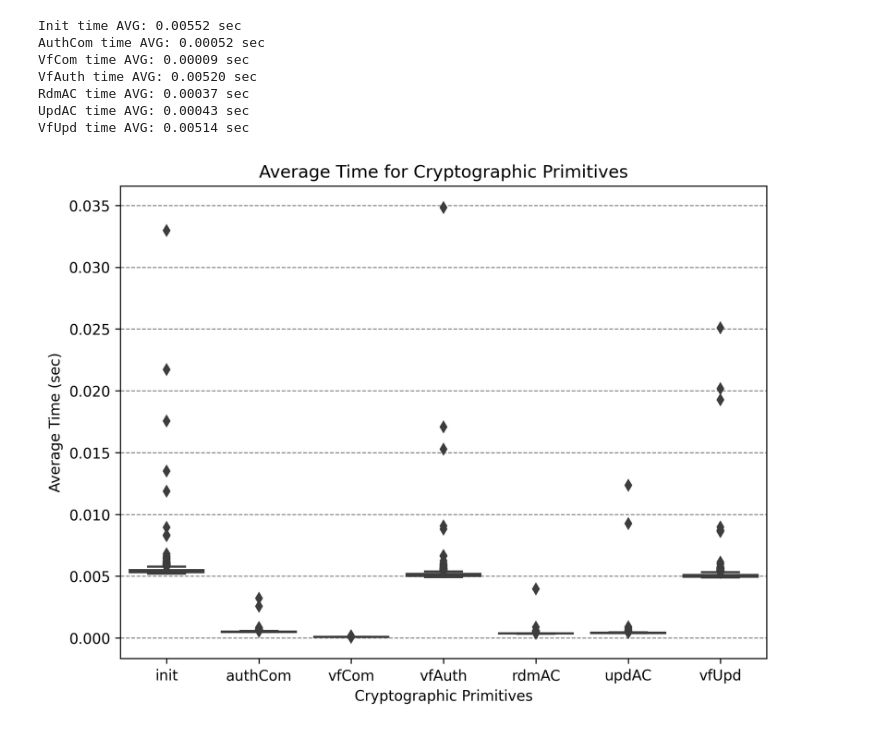
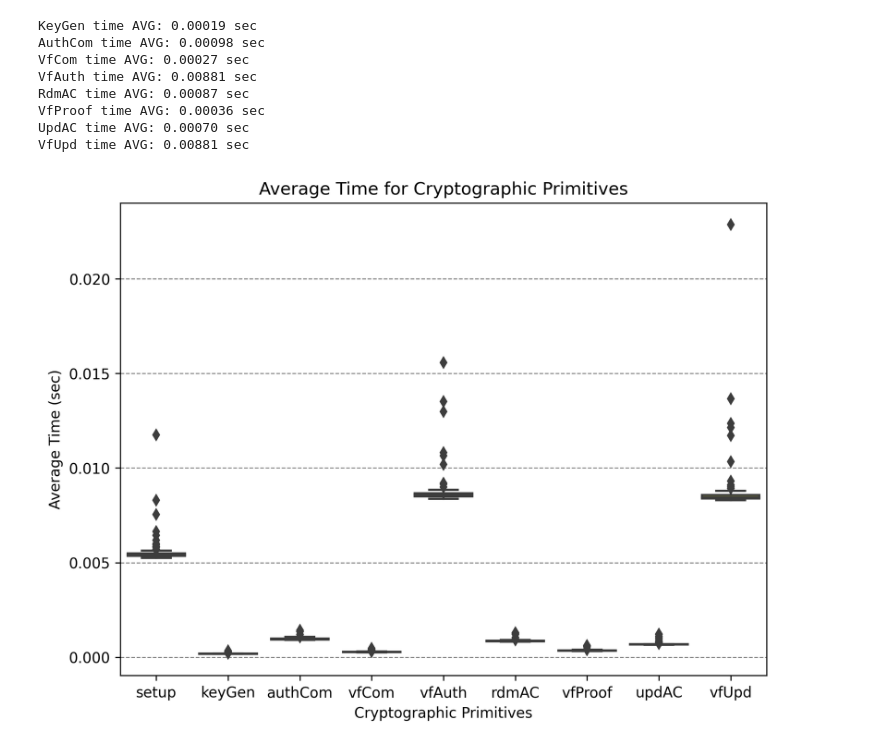
Before and after one commit to zllwhu/Link-RSUC, a Jupyter notebook: bin/evaluate.ipynb, the cells around one changed output. Drawn from its saved outputs; the diff is of its cells as text; code cells hidden in the pictures.

```diff
--- a/bin/evaluate.ipynb
+++ b/bin/evaluate.ipynb
@@ -5,83 +5,93 @@ import matplotlib.pyplot as plt
 import seaborn as sns
 import pandas as pd
 
-times = 80
+runTimes = 100
 
 # 初始化数组
-init = np.zeros(times)
-authCom = np.zeros(times)
-vfCom = np.zeros(times)
-vfAuth = np.zeros(times)
-rdmAC = np.zeros(times)
-updAC = np.zeros(times)
-vfUpd = np.zeros(times)
+setup = np.zeros(runTimes)
+keyGen = np.zeros(runTimes)
+authCom = np.zeros(runTimes)
+vfCom = np.zeros(runTimes)
+vfAuth = np.zeros(runTimes)
+rdmAC = np.zeros(runTimes)
+vfProof = np.zeros(runTimes)
+updAC = np.zeros(runTimes)
+vfUpd = np.zeros(runTimes)
 
 # 循环获取数据
-for i in range(times):
-    res = subprocess.check_output('./main', shell=True)
+for i in range(runTimes):
+    res = subprocess.check_output('./LinkRSUC', shell=True)
     res = res.decode('utf-8')
     res_split = res.splitlines()
 
-    init_time = eval(res_split[0][-11:-4])
-    authCom_time = eval(res_split[2][-11:-4])
-    vfCom_time = eval(res_split[4][-11:-4])
-    vfAuth_time = eval(res_split[6][-11:-4])
-    rdmAC_time = eval(res_split[8][-11:-4])
-    updAC_time = eval(res_split[10][-11:-4])
-    vfUpd_time = eval(res_split[12][-11:-4])
+    setup_time = eval(res_split[0][-11:-4])
+    keyGen_time = eval(res_split[2][-11:-4])
+    authCom_time = eval(res_split[4][-11:-4])
+    vfCom_time = eval(res_split[6][-11:-4])
+    vfAuth_time = eval(res_split[8][-11:-4])
+    rdmAC_time = eval(res_split[10][-11:-4])
+    vfProof_time = eval(res_split[12][-11:-4])
+    updAC_time = eval(res_split[14][-11:-4])
+    vfUpd_time = eval(res_split[16][-11:-4])
 
-    init[i] = init_time
+    setup[i] = setup_time
+    keyGen[i] = keyGen_time
     authCom[i] = authCom_time
     vfCom[i] = vfCom_time
     vfAuth[i] = vfAuth_time
     rdmAC[i] = rdmAC_time
+    vfProof[i] = vfProof_time
     updAC[i] = updAC_time
     vfUpd[i] = vfUpd_time
 
 # 打印平均值
-print("Init time AVG: {:.5f} sec".format(np.mean(init)))
+print("KeyGen time AVG: {:.5f} sec".format(np.mean(keyGen)))
 print("AuthCom time AVG: {:.5f} sec".format(np.mean(authCom)))
 print("VfCom time AVG: {:.5f} sec".format(np.mean(vfCom)))
 print("VfAuth time AVG: {:.5f} sec".format(np.mean(vfAuth)))
 print("RdmAC time AVG: {:.5f} sec".format(np.mean(rdmAC)))
+print("VfProof time AVG: {:.5f} sec".format(np.mean(vfProof)))
 print("UpdAC time AVG: {:.5f} sec".format(np.mean(updAC)))
 print("VfUpd time AVG: {:.5f} sec".format(np.mean(vfUpd)))
 
 # 创建数据字典
 data = {
-    'init': init,
+    'setup': setup,
+    'keyGen': keyGen,
     'authCom': authCom,
     'vfCom': vfCom,
     'vfAuth': vfAuth,
     'rdmAC': rdmAC,
+    'vfProof': vfProof,
     'updAC': updAC,
     'vfUpd': vfUpd
 }
 
 # 将数据转换为 DataFrame
 df = pd.DataFrame(data)
 
 # 绘制箱线图
 plt.figure(figsize=(8, 6), dpi=300)
 plt.grid(axis='y', color='gray', linestyle='--', linewidth=0.7, zorder=0)
 sns.boxplot(data=df)
 
 # 设置标题和标签
 plt.title('Average Time for Cryptographic Primitives')
 plt.xlabel('Cryptographic Primitives')
 plt.ylabel('Average Time (sec)')
 
 # 保存图形
 plt.savefig('result.png')
 
 # 显示图形
 plt.show()
 # %% [output]
-Init time AVG: 0.00552 sec
-AuthCom time AVG: 0.00052 sec
-VfCom time AVG: 0.00009 sec
-VfAuth time AVG: 0.00520 sec
-RdmAC time AVG: 0.00037 sec
-UpdAC time AVG: 0.00043 sec
-VfUpd time AVG: 0.00514 sec
+KeyGen time AVG: 0.00019 sec
+AuthCom time AVG: 0.00098 sec
+VfCom time AVG: 0.00027 sec
+VfAuth time AVG: 0.00881 sec
+RdmAC time AVG: 0.00087 sec
+VfProof time AVG: 0.00036 sec
+UpdAC time AVG: 0.00070 sec
+VfUpd time AVG: 0.00881 sec
-[figure, old version]
+[figure, new version]
```
Also changed, not shown: 44 other files.
